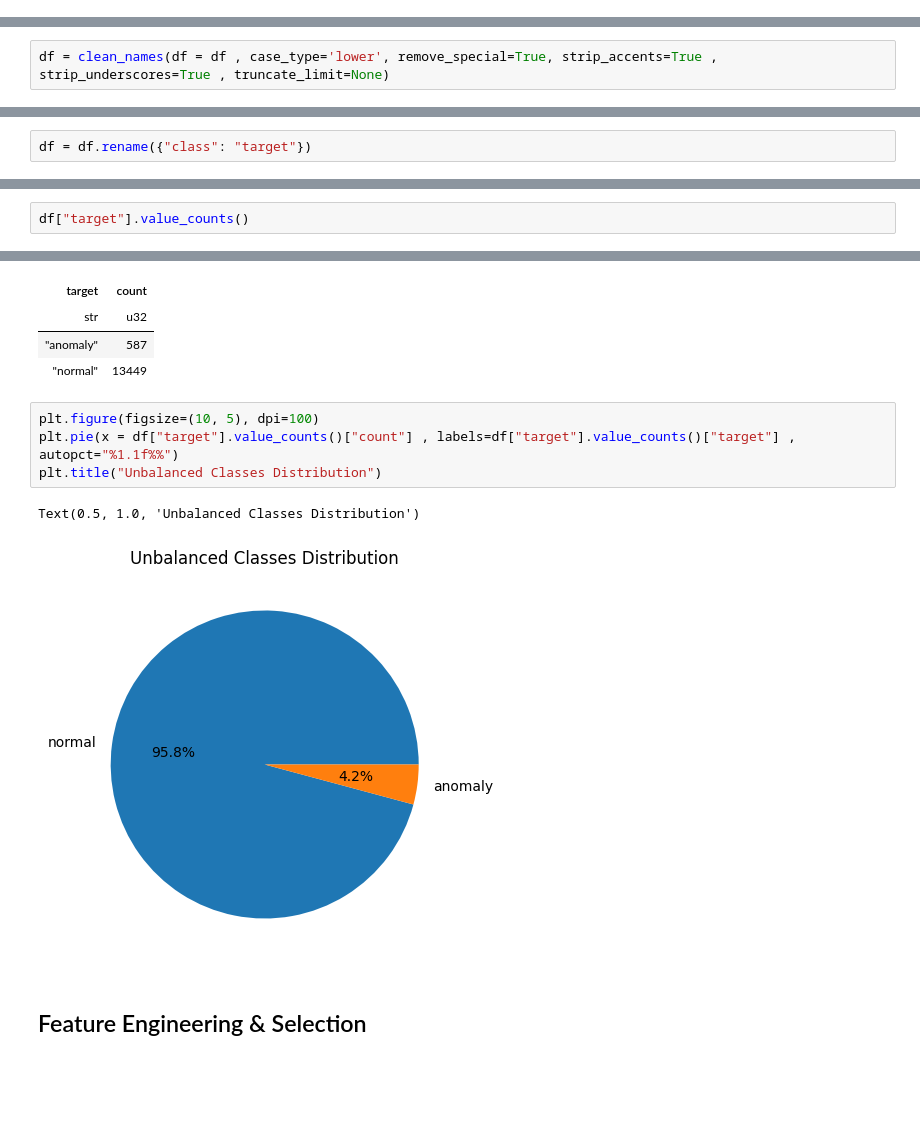
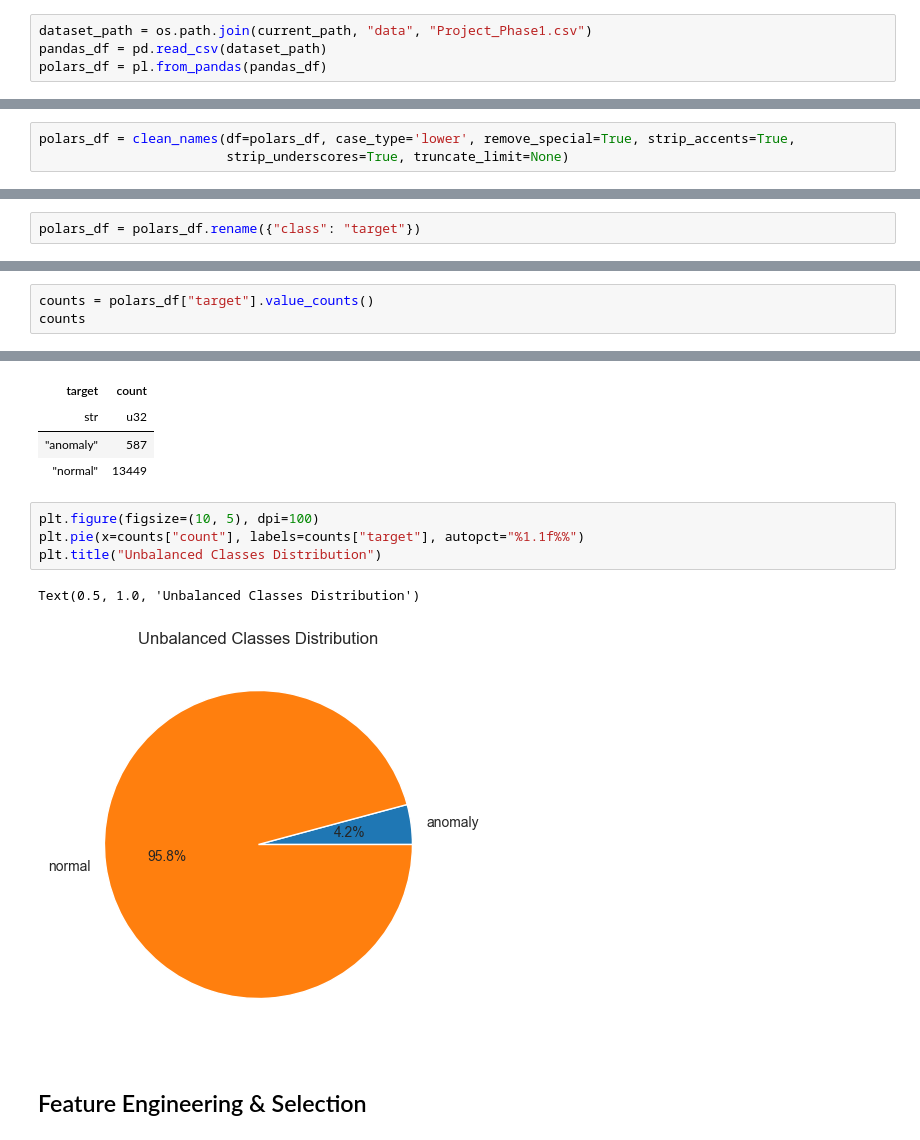
Before and after one commit to DEVOLOPER-1/Pred-Sus-Act, a Jupyter notebook: eda.ipynb, the cells around one changed output, grey strips where cells are left out. Saved outputs shown, nothing was run; the diff lists cells and outputs as text; blank space fills up the shorter version.

```diff
--- a/eda.ipynb
+++ b/eda.ipynb
@@ -34 +29,5 @@ Pandas_df = pd.read_csv("data/Project_Phase1.csv")
+# %%
+dataset_path = os.path.join(current_path, "data", "Project_Phase1.csv")
+pandas_df = pd.read_csv(dataset_path)
+polars_df = pl.from_pandas(pandas_df)
 # %%
@@ -56,5 +55,6 @@ Schema([('syn_error_rate', Float64),
         ('different_server_rate', Float64),
         ('class', String)])
 # %%
-df = clean_names(df = df , case_type='lower', remove_special=True, strip_accents=True , strip_underscores=True , truncate_limit=None)
+polars_df = clean_names(df=polars_df, case_type='lower', remove_special=True, strip_accents=True,
+                        strip_underscores=True, truncate_limit=None)
 # %%
@@ -118,3 +97,3 @@ df.columns
 # %%
-df = df.rename({"class": "target"})
+polars_df = polars_df.rename({"class": "target"})
 # %%
@@ -427,5 +172,6 @@ The feature names in your schema are slightly different but map almost directly
 # %%
-df["target"].value_counts()
+counts = polars_df["target"].value_counts()
+counts
 # %% [output]
 shape: (2, 2)
 | target | count |
@@ -434,10 +180,10 @@ shape: (2, 2)
 | "normal" | 13449 |
 # %%
 plt.figure(figsize=(10, 5), dpi=100)
-plt.pie(x = df["target"].value_counts()["count"] , labels=df["target"].value_counts()["target"] , autopct="%1.1f%%")
+plt.pie(x=counts["count"], labels=counts["target"], autopct="%1.1f%%")
 plt.title("Unbalanced Classes Distribution")
 # %% [output]
 Text(0.5, 1.0, 'Unbalanced Classes Distribution')
-[figure, old version]
+[figure, new version]
 # %% [markdown]
 ## Feature Engineering & Selection
```
Also changed, not shown: parts of 90 cells of this notebook.
